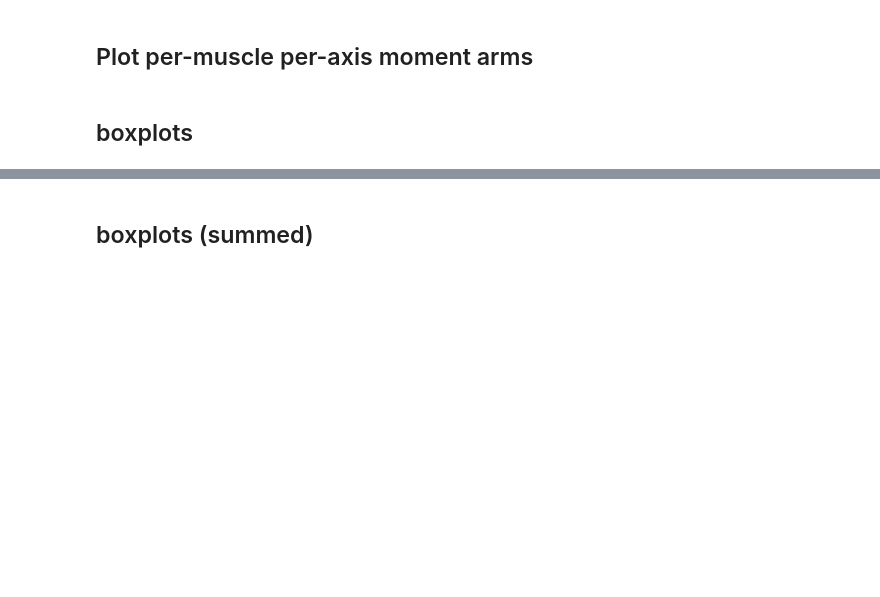
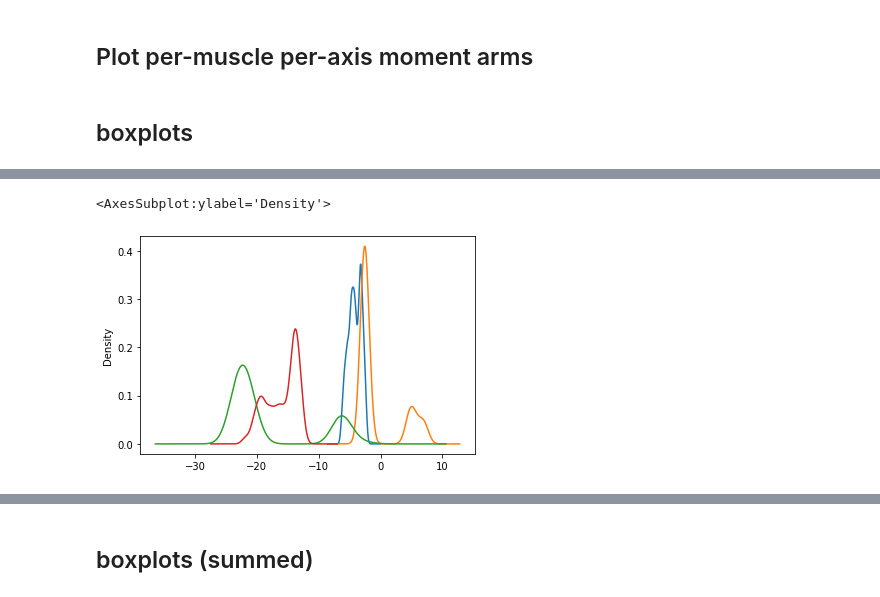
Before and after one commit to popscallion/possumpolish, a Jupyter notebook: Echidna3DPlots.ipynb, the cells around one changed output, grey strips where cells are left out. Saved outputs shown, nothing was run; the diff lists cells and outputs as text; code cells hidden in the pictures; blank space fills up the shorter version.

```diff
--- a/Echidna3DPlots.ipynb
+++ b/Echidna3DPlots.ipynb
@@ -1269,0 +1284,8 @@ for muscle in muscles_to_compare:
+# %%
+boxPlotDf[(boxPlotDf['joint']=='clavscap')&(boxPlotDf['muscle']=='pectoralis_cran')&(boxPlotDf['source']=='simm')]['value'].plot.kde()
+boxPlotDf[(boxPlotDf['joint']=='clavscap')&(boxPlotDf['muscle']=='pectoralis_cran')&(boxPlotDf['source']=='maya')&(boxPlotDf['axis']=='ABAD')]['value'].plot.kde()
+boxPlotDf[(boxPlotDf['joint']=='clavscap')&(boxPlotDf['muscle']=='pectoralis_cran')&(boxPlotDf['source']=='maya')&(boxPlotDf['axis']=='FLEX')]['value'].plot.kde()
+boxPlotDf[(boxPlotDf['joint']=='clavscap')&(boxPlotDf['muscle']=='pectoralis_cran')&(boxPlotDf['source']=='maya')&(boxPlotDf['axis']=='LAR')]['value'].plot.kde()
+# %% [output]
+<AxesSubplot:ylabel='Density'>
+[figure, added]
```
Also changed, not shown: parts of 6 cells of this notebook, 8 other files.
